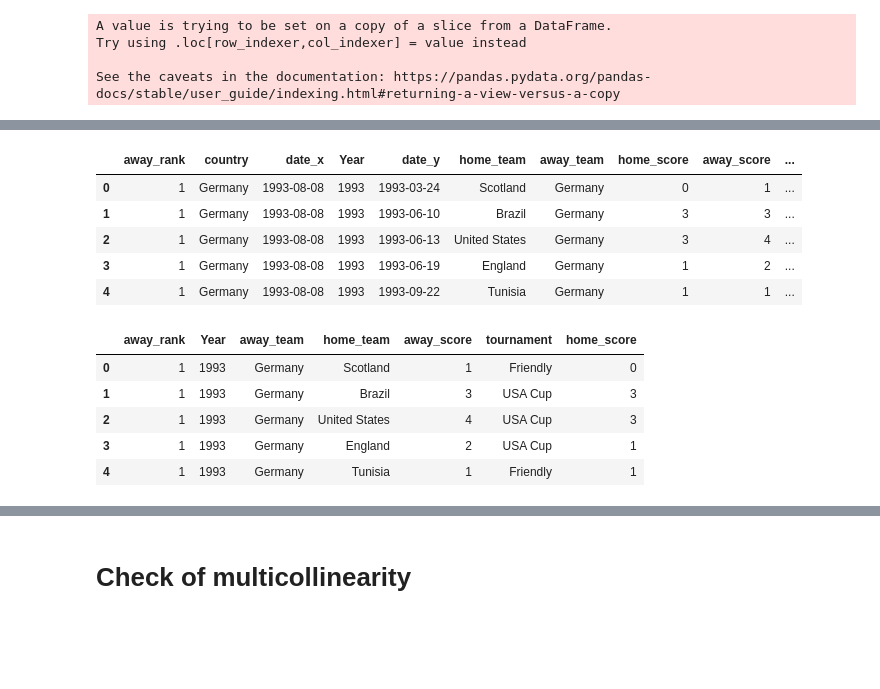
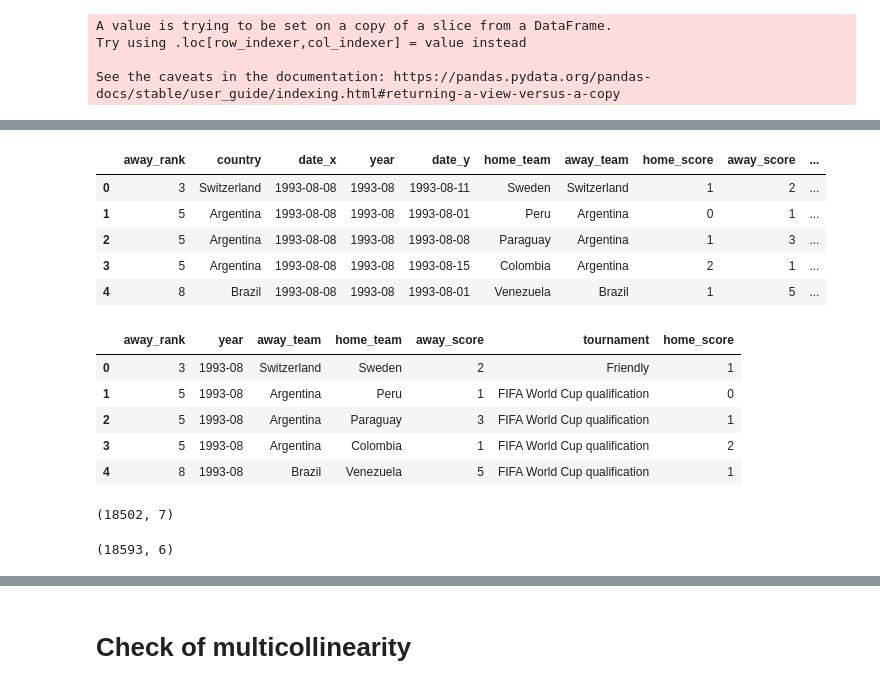
Before and after one commit to Ms-Gichuhi/Foot-ball-regression-analysis, a Jupyter notebook: Week6_IP.ipynb, the cells around one changed output, grey strips where cells are left out. Cells and saved outputs as stored; diff of their text form; code cells hidden in the pictures; blank space fills up the shorter version.

```diff
--- a/Week6_IP.ipynb
+++ b/Week6_IP.ipynb
@@ -288,8 +306,8 @@ results_df.shape
 # %% [markdown]
 # **merging the datasets**
 # %%
-# Separate the date column into Year and Month of the fifa_ranking dataset
-fifa_df['Year'] = fifa_df.date.dt.year
+# Separate the date column into Year- Month of the fifa_ranking dataset
+fifa_df['year'] = pd.to_datetime(fifa_df['date']).dt.to_period('M')
 # %% [output]
 A value is trying to be set on a copy of a slice from a DataFrame.
 Try using .loc[row_indexer,col_indexer] = value instead
@@ -308,3 +325,0 @@ fifa_df.head()
-# %%
-#calling out the year column in our results dataset for our final dataset
-results_df['Year'] = results_df.date.dt.year
@@ -324,0 +326,4 @@ results_df.head()
+# %%
+# Separate the date column into Year- Month of the fifa_ranking dataset
+results_df['year'] = pd.to_datetime(results_df['date']).dt.to_period('M')
+results_df.head()
@@ -364,5 +380,5 @@ home_df.head()
 # %%
 # Merging the two datasets to obtain the awayteam  dataset
-away_df = pd.merge(fifa_df, results_df, how = 'inner', left_on = ['Year','country'], right_on = ['Year','away_team'])
+away_df = pd.merge(fifa_df, results_df, how = 'inner', left_on = ['year','country'], right_on = ['year','away_team'])
 away_df.head()
 # %% [output]
@@ -383,23 +399,31 @@ away_df.drop(columns=['country_y'], inplace=True)
 # %%
 away_df.head()
 # %% [output]
-|  | away_rank | country | date_x | Year | date_y | home_team | away_team | home_score | away_score | ... |
-| 0 | 1 | Germany | 1993-08-08 | 1993 | 1993-03-24 | Scotland | Germany | 0 | 1 | ... |
-| 1 | 1 | Germany | 1993-08-08 | 1993 | 1993-06-10 | Brazil | Germany | 3 | 3 | ... |
-| 2 | 1 | Germany | 1993-08-08 | 1993 | 1993-06-13 | United States | Germany | 3 | 4 | ... |
-| 3 | 1 | Germany | 1993-08-08 | 1993 | 1993-06-19 | England | Germany | 1 | 2 | ... |
-| 4 | 1 | Germany | 1993-08-08 | 1993 | 1993-09-22 | Tunisia | Germany | 1 | 1 | ... |
+|  | away_rank | country | date_x | year | date_y | home_team | away_team | home_score | away_score | ... |
+| 0 | 3 | Switzerland | 1993-08-08 | 1993-08 | 1993-08-11 | Sweden | Switzerland | 1 | 2 | ... |
+| 1 | 5 | Argentina | 1993-08-08 | 1993-08 | 1993-08-01 | Peru | Argentina | 0 | 1 | ... |
+| 2 | 5 | Argentina | 1993-08-08 | 1993-08 | 1993-08-08 | Paraguay | Argentina | 1 | 3 | ... |
+| 3 | 5 | Argentina | 1993-08-08 | 1993-08 | 1993-08-15 | Colombia | Argentina | 2 | 1 | ... |
+| 4 | 8 | Brazil | 1993-08-08 | 1993-08 | 1993-08-01 | Venezuela | Brazil | 1 | 5 | ... |
 # %%
 #picking out the columns we need from thr awayteam df
-away_df= away_df[['away_rank', 'Year', 'away_team', 'home_team', 'away_score', 'tournament', 'home_score']]
+away_df= away_df[['away_rank', 'year', 'away_team', 'home_team', 'away_score', 'tournament', 'home_score']]
 away_df.head()
 # %% [output]
-|  | away_rank | Year | away_team | home_team | away_score | tournament | home_score |
-| 0 | 1 | 1993 | Germany | Scotland | 1 | Friendly | 0 |
-| 1 | 1 | 1993 | Germany | Brazil | 3 | USA Cup | 3 |
-| 2 | 1 | 1993 | Germany | United States | 4 | USA Cup | 3 |
-| 3 | 1 | 1993 | Germany | England | 2 | USA Cup | 1 |
-| 4 | 1 | 1993 | Germany | Tunisia | 1 | Friendly | 1 |
+|  | away_rank | year | away_team | home_team | away_score | tournament | home_score |
+| 0 | 3 | 1993-08 | Switzerland | Sweden | 2 | Friendly | 1 |
+| 1 | 5 | 1993-08 | Argentina | Peru | 1 | FIFA World Cup qualification | 0 |
+| 2 | 5 | 1993-08 | Argentina | Paraguay | 3 | FIFA World Cup qualification | 1 |
+| 3 | 5 | 1993-08 | Argentina | Colombia | 1 | FIFA World Cup qualification | 2 |
+| 4 | 8 | 1993-08 | Brazil | Venezuela | 5 | FIFA World Cup qualification | 1 |
+# %%
+away_df.shape
+# %% [output]
+(18502, 7)
+# %%
+home_df.shape
+# %% [output]
+(18593, 6)
 # %%
 #now merging the hometeam and awayteams dataset
 df = pd.merge(home_df, away_df)
```
Also changed, not shown: parts of 83 cells of this notebook.
